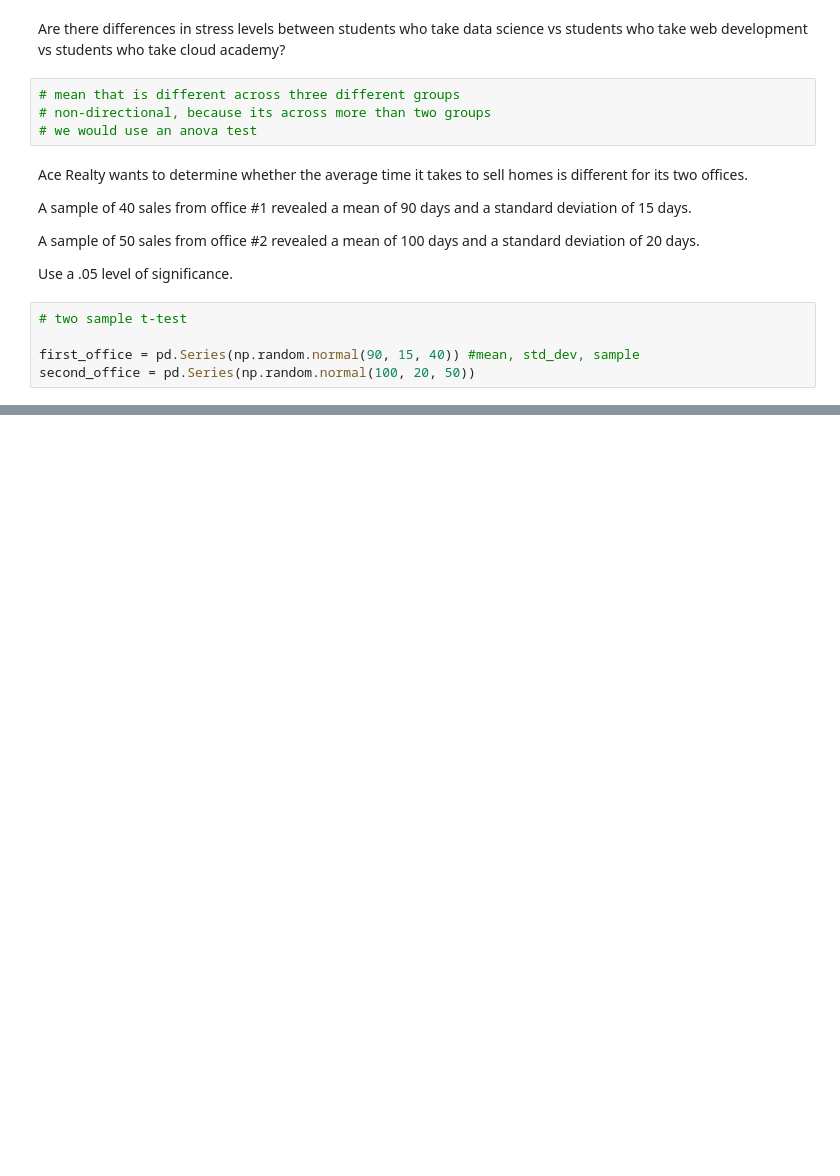
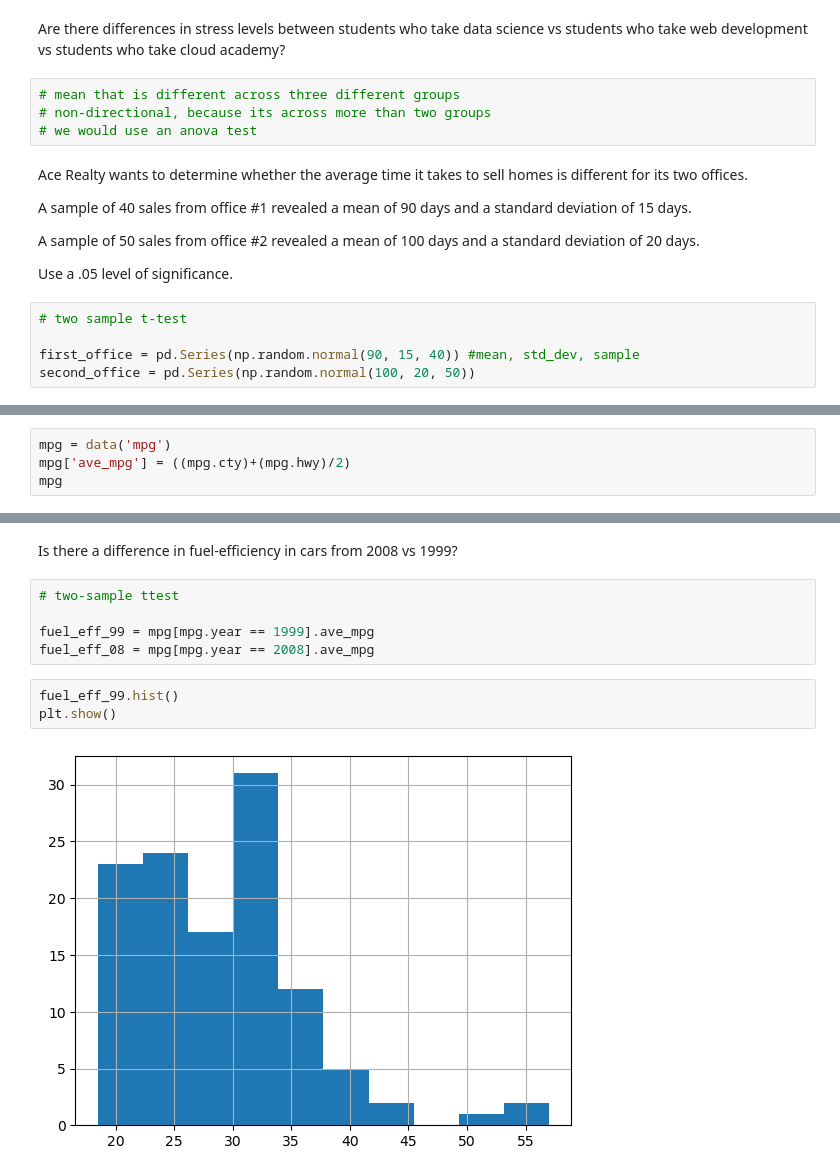
Before and after one commit to rob-casey/statistics-exercises, a Jupyter notebook: hypothesis_testing.ipynb, the cells around one changed output, grey strips where cells are left out. Drawn from its saved outputs; the diff is of its cells as text; blank space fills up the shorter version.

```diff
--- a/hypothesis_testing.ipynb
+++ b/hypothesis_testing.ipynb
@@ -123,0 +160,4 @@ plt.show()
+# %%
+mpg = data('mpg')
+mpg['ave_mpg'] = ((mpg.cty)+(mpg.hwy)/2)
+mpg
@@ -123,0 +178,12 @@ plt.show()
+# %% [markdown]
+Is there a difference in fuel-efficiency in cars from 2008 vs 1999?
+# %%
+# two-sample ttest
+
+fuel_eff_99 = mpg[mpg.year == 1999].ave_mpg
+fuel_eff_08 = mpg[mpg.year == 2008].ave_mpg
+# %%
+fuel_eff_99.hist()
+plt.show()
+# %% [output]
+[figure, added]
```
Also changed, not shown: parts of 65 cells of this notebook.
